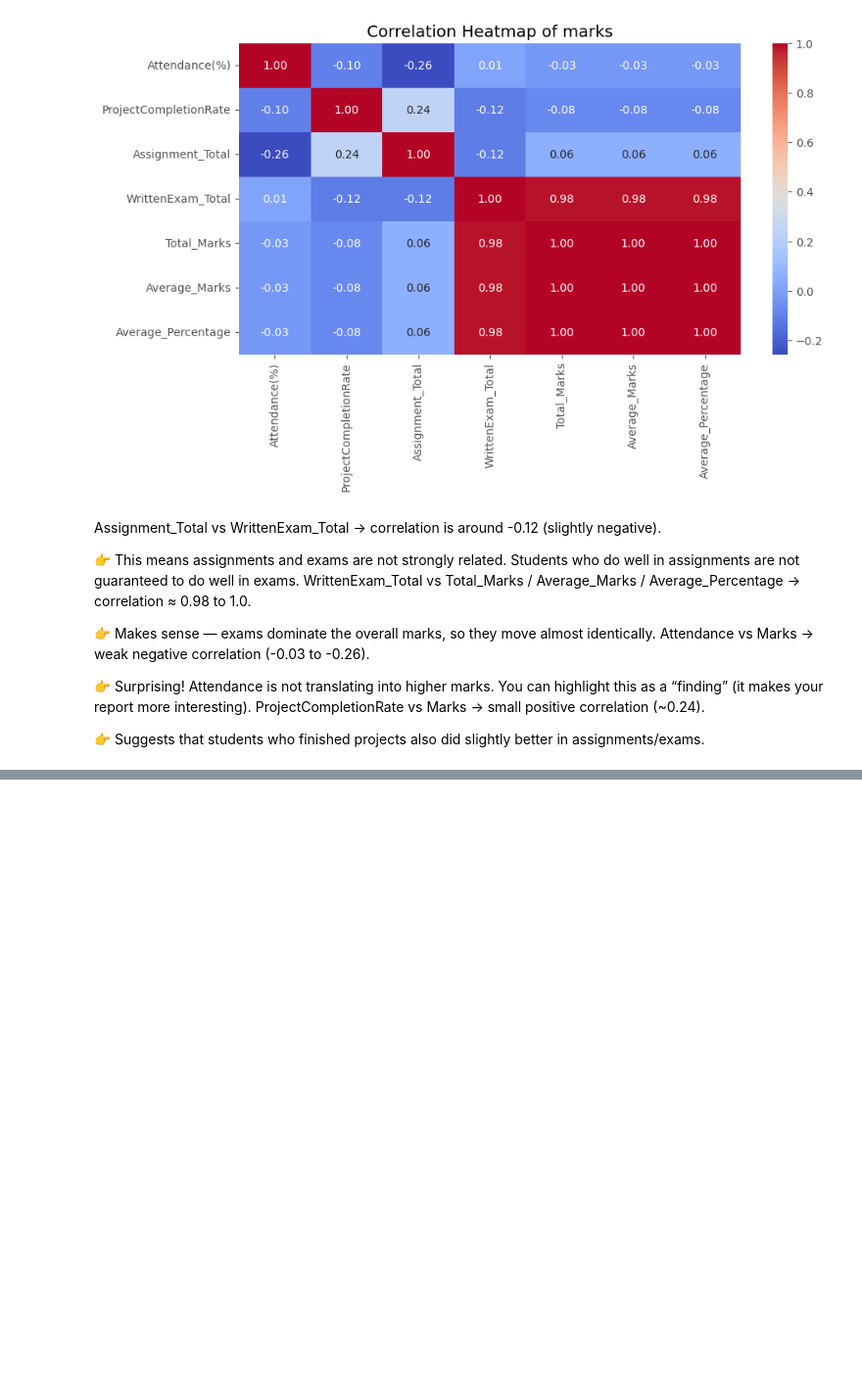
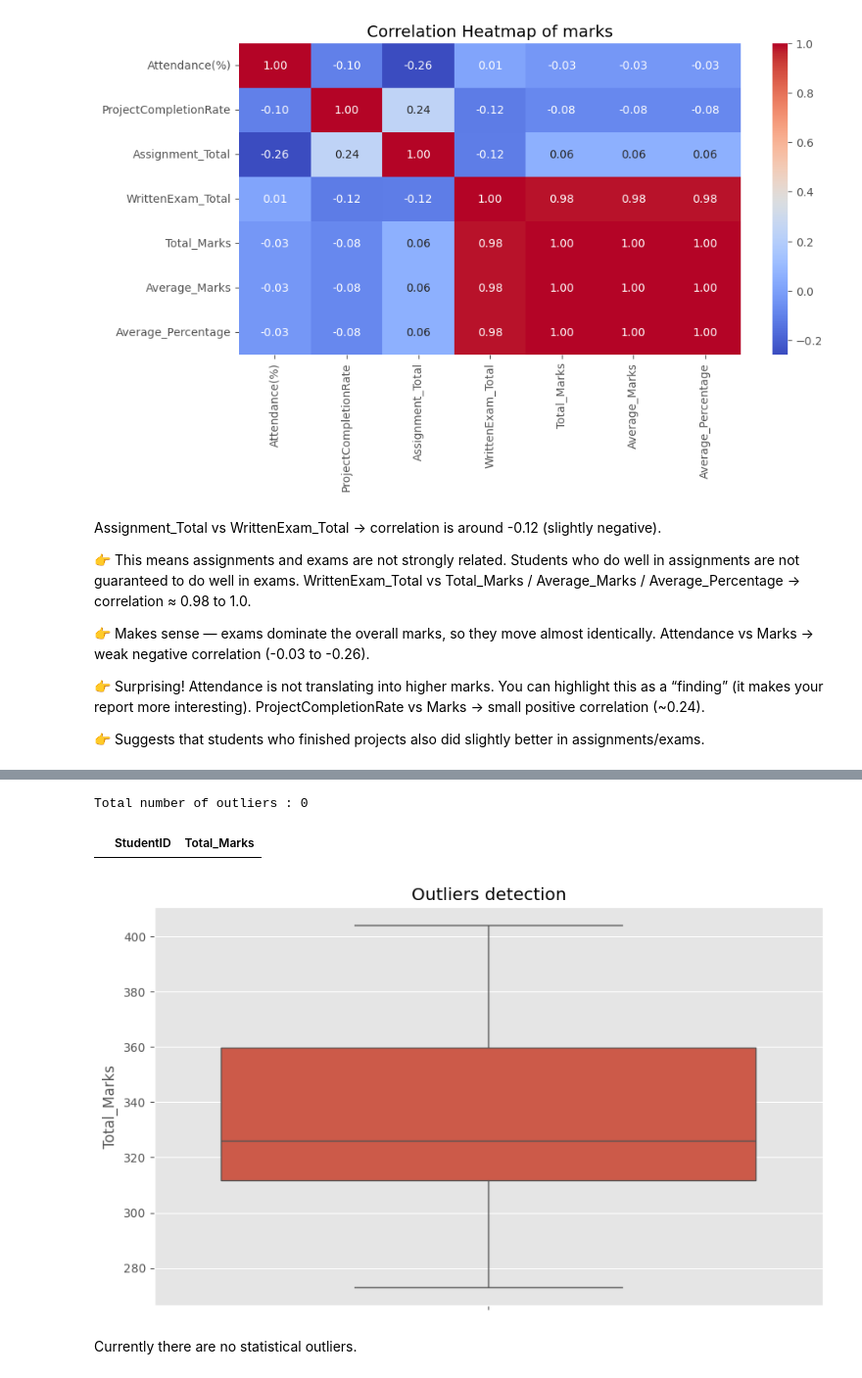
Before and after one commit to MrQuestionbank/Python-Course-Work, a Jupyter notebook: Projects/Data_Analytics_Projects/Students_Analysis.ipynb, the cells around one changed output, grey strips where cells are left out. Shown at 98% size. Cells and saved outputs as stored; diff of their text form; code cells hidden in the pictures; blank space fills up the shorter version.

```diff
--- a/Projects/Data_Analytics_Projects/Students_Analysis.ipynb
+++ b/Projects/Data_Analytics_Projects/Students_Analysis.ipynb
@@ -492,0 +532,26 @@ ProjectCompletionRate vs Marks → small positive correlation (~0.24).
+# %%
+q1 = df["Total_Marks"].quantile(0.25)
+q3 = df["Total_Marks"].quantile(0.75)
+iqr = q3-q1
+
+lower_limit = q1-1.5*iqr
+upper_limit = q3+1.5*iqr
+
+outliers = df[(df["Total_Marks"]<lower_limit)|(df["Total_Marks"]>upper_limit)]
+print(f"Total number of outliers : {len(outliers)}")
+# %% [output]
+Total number of outliers : 0
+# %%
+outliers[["StudentID", "Total_Marks"]]
+# %% [output]
+|  | StudentID | Total_Marks |
+# %%
+# Visual representation of outliers on a boxplot.
+plt.figure(figsize=(10,6))
+sns.boxplot(data= df["Total_Marks"],showfliers = True)
+plt.title("Outliers detection")
+plt.show()
+# %% [output]
+[figure, added]
+# %% [markdown]
+Currently there are no statistical outliers.
```
Also changed, not shown: parts of 22 cells of this notebook.
